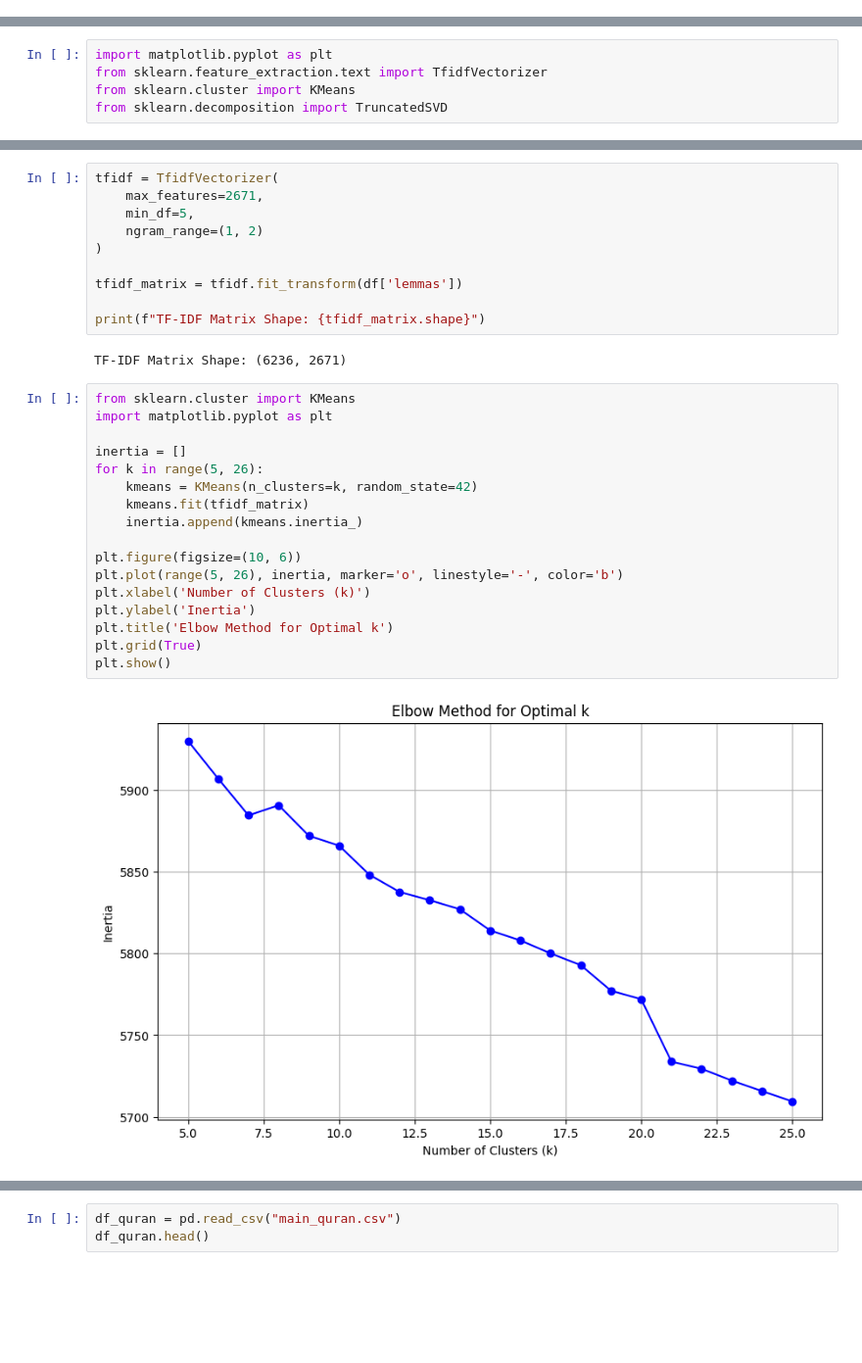
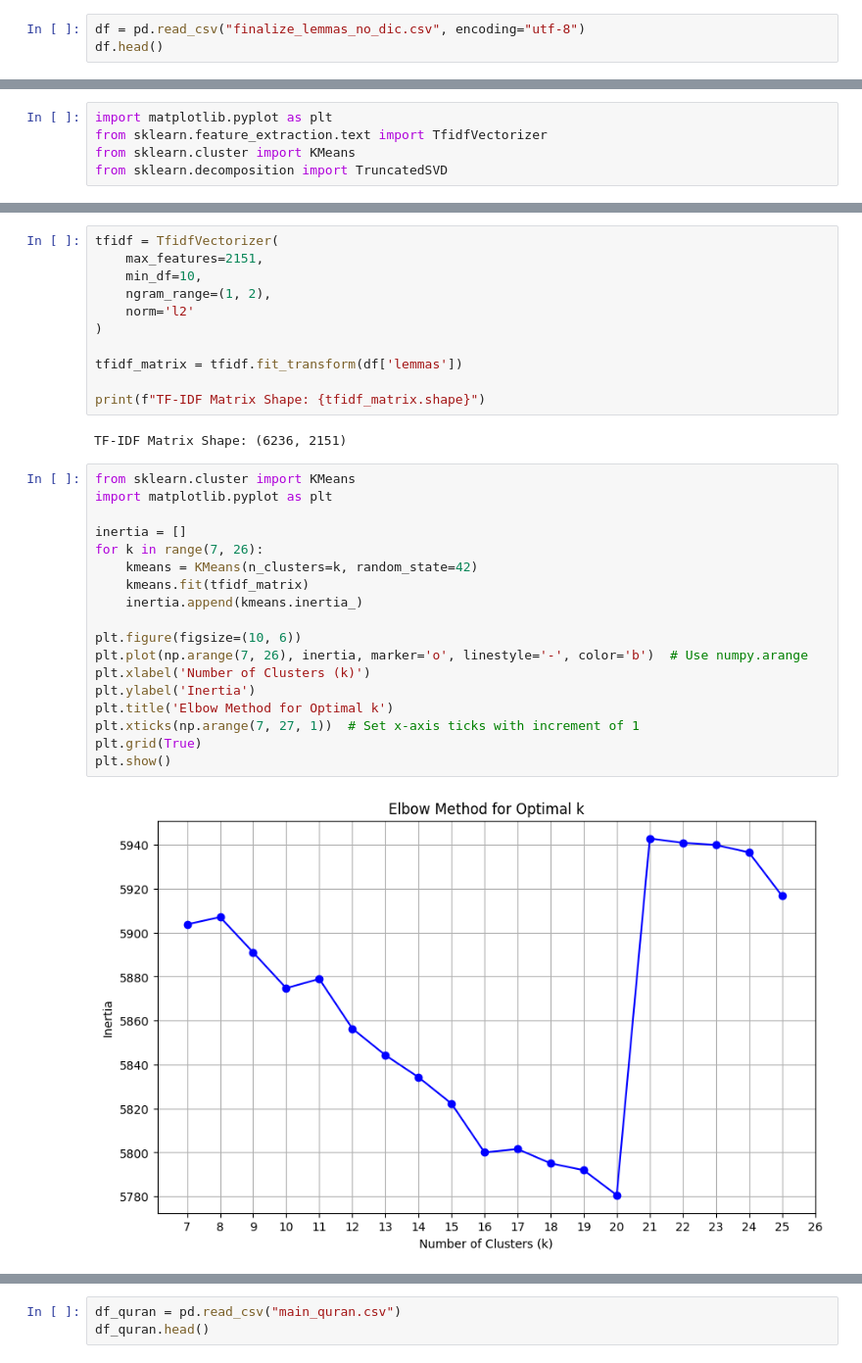
Before and after one commit to mo-matar/K-means-Topic-Modeling-of-Quran, a Jupyter notebook: K-Means Quran Topic Classifier/K_Means_Quran_Topic_Classifier.ipynb, the cells around one changed output, grey strips where cells are left out. Shown at 98% size. Drawn from its saved outputs; the diff is of its cells as text; blank space fills up the shorter version.

```diff
--- a/K-Means Quran Topic Classifier/K_Means_Quran_Topic_Classifier.ipynb
+++ b/K-Means Quran Topic Classifier/K_Means_Quran_Topic_Classifier.ipynb
@@ -1435,2 +1527,5 @@ df.head()
 # %%
 df.to_csv("finalize_lemmas.csv", index=False, encoding="utf-8-sig")
+# %%
+df = pd.read_csv("finalize_lemmas_no_dic.csv", encoding="utf-8")
+df.head()
@@ -1502,31 +1611,33 @@ Number of features for 95% explained variance: 2671
 # %%
 tfidf = TfidfVectorizer(
-    max_features=2671,
-    min_df=5,
-    ngram_range=(1, 2)
+    max_features=2151,
+    min_df=10,
+    ngram_range=(1, 2),
+    norm='l2'
 )
 
 tfidf_matrix = tfidf.fit_transform(df['lemmas'])
 
 print(f"TF-IDF Matrix Shape: {tfidf_matrix.shape}")
 # %% [output]
-TF-IDF Matrix Shape: (6236, 2671)
+TF-IDF Matrix Shape: (6236, 2151)
 # %%
 from sklearn.cluster import KMeans
 import matplotlib.pyplot as plt
 
 inertia = []
-for k in range(5, 26):
+for k in range(7, 26):
     kmeans = KMeans(n_clusters=k, random_state=42)
     kmeans.fit(tfidf_matrix)
     inertia.append(kmeans.inertia_)
 
 plt.figure(figsize=(10, 6))
-plt.plot(range(5, 26), inertia, marker='o', linestyle='-', color='b')
+plt.plot(np.arange(7, 26), inertia, marker='o', linestyle='-', color='b')  # Use numpy.arange
 plt.xlabel('Number of Clusters (k)')
 plt.ylabel('Inertia')
 plt.title('Elbow Method for Optimal k')
+plt.xticks(np.arange(7, 27, 1))  # Set x-axis ticks with increment of 1
 plt.grid(True)
 plt.show()
 # %% [output]
-[figure, old version]
+[figure, new version]
```
Also changed, not shown: parts of 29 cells of this notebook.
